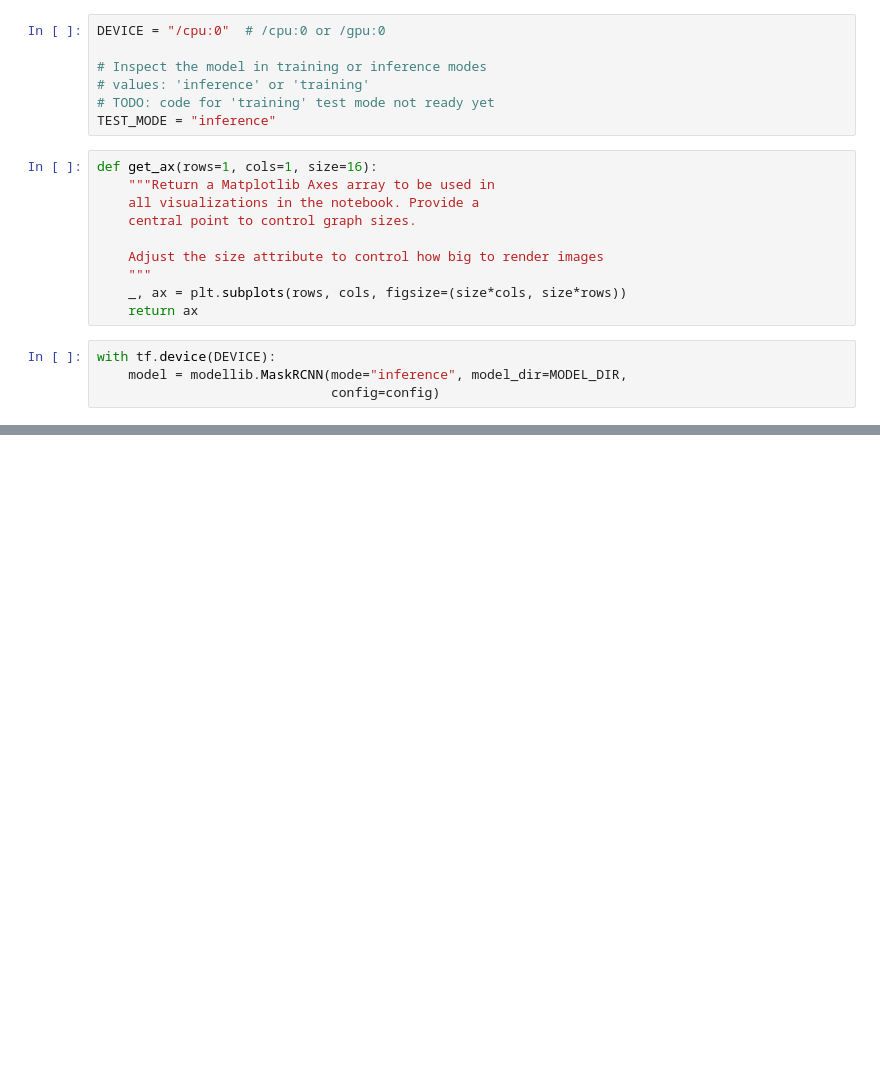
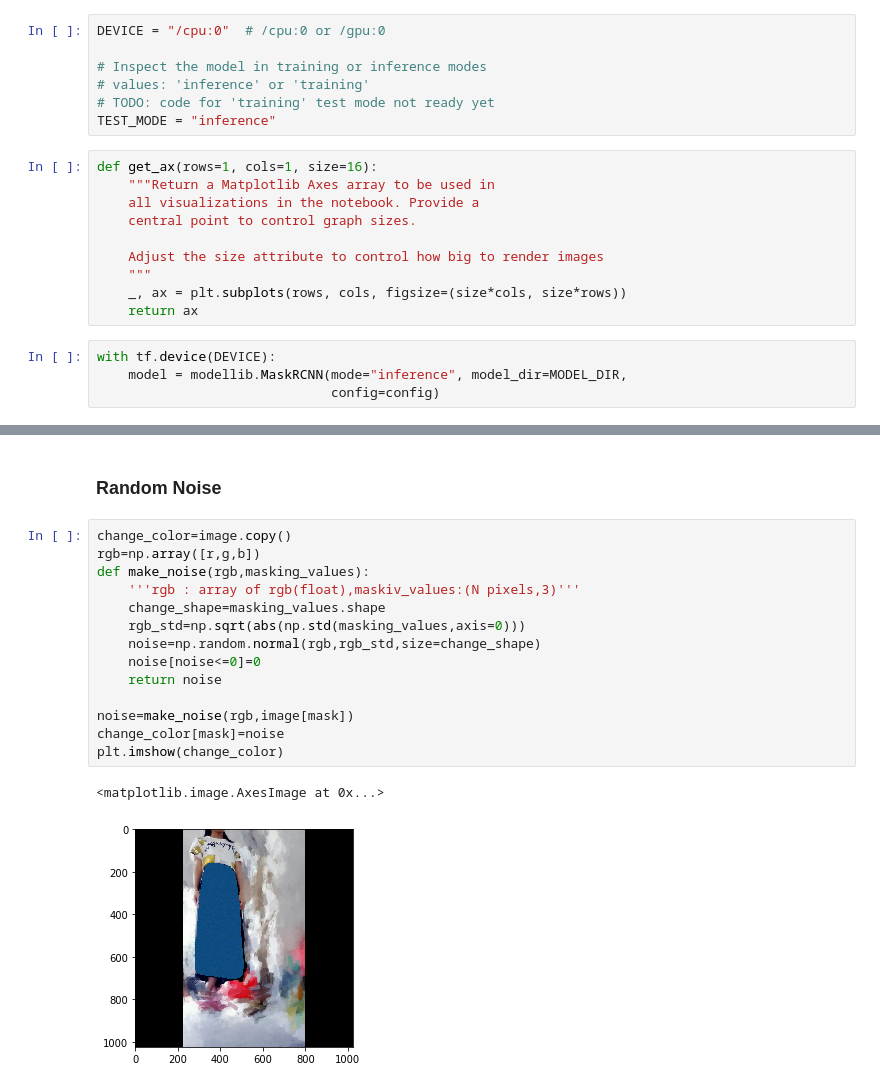
Before and after one commit to limaries30/pyfashion, a Jupyter notebook: model_eda.ipynb, the cells around one changed output, grey strips where cells are left out. Cells and saved outputs as stored; diff of their text form; blank space fills up the shorter version.

```diff
--- a/model_eda.ipynb
+++ b/model_eda.ipynb
@@ -211,0 +242,19 @@ visualize.plot_overlaps(gt_class_id, r['class_ids'], r['scores'],
+# %% [markdown]
+### Random Noise
+# %%
+change_color=image.copy()
+rgb=np.array([r,g,b])
+def make_noise(rgb,masking_values):
+    '''rgb : array of rgb(float),maskiv_values:(N pixels,3)'''
+    change_shape=masking_values.shape
+    rgb_std=np.sqrt(abs(np.std(masking_values,axis=0)))
+    noise=np.random.normal(rgb,rgb_std,size=change_shape)
+    noise[noise<=0]=0
+    return noise
+
+noise=make_noise(rgb,image[mask])
+change_color[mask]=noise
+plt.imshow(change_color)
+# %% [output]
+<matplotlib.image.AxesImage at 0x...>
+[figure, added]
```
Also changed, not shown: parts of 20 cells of this notebook, 2 other files.
